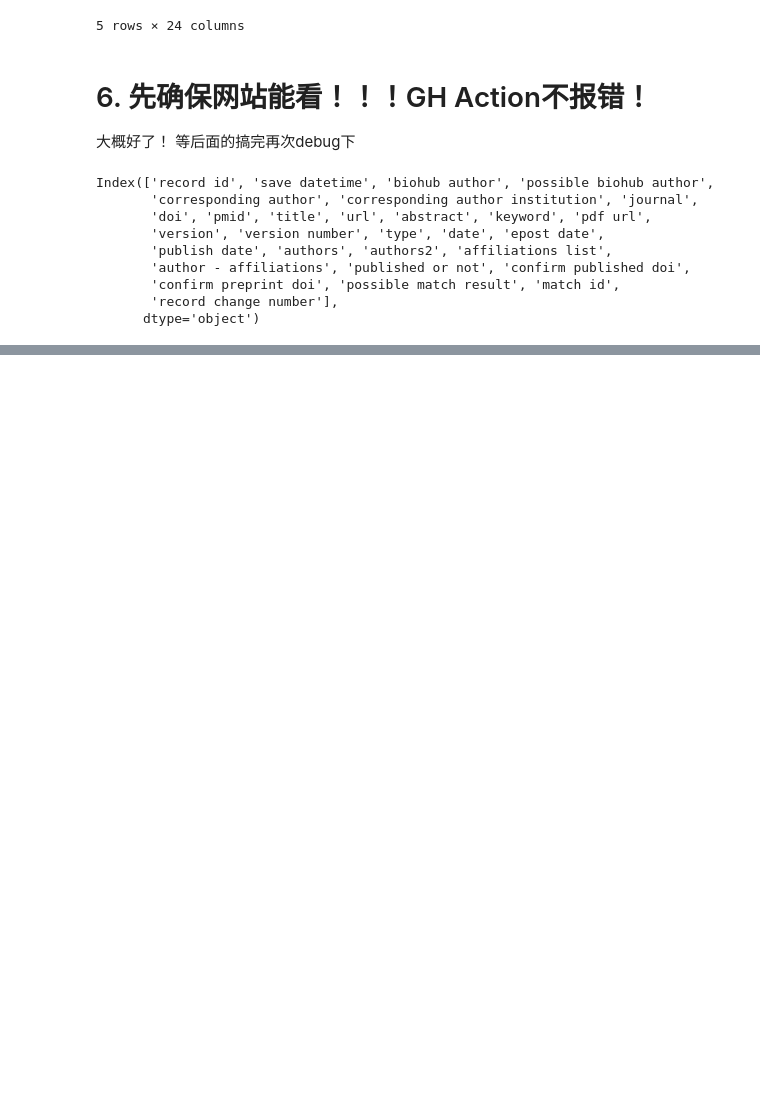
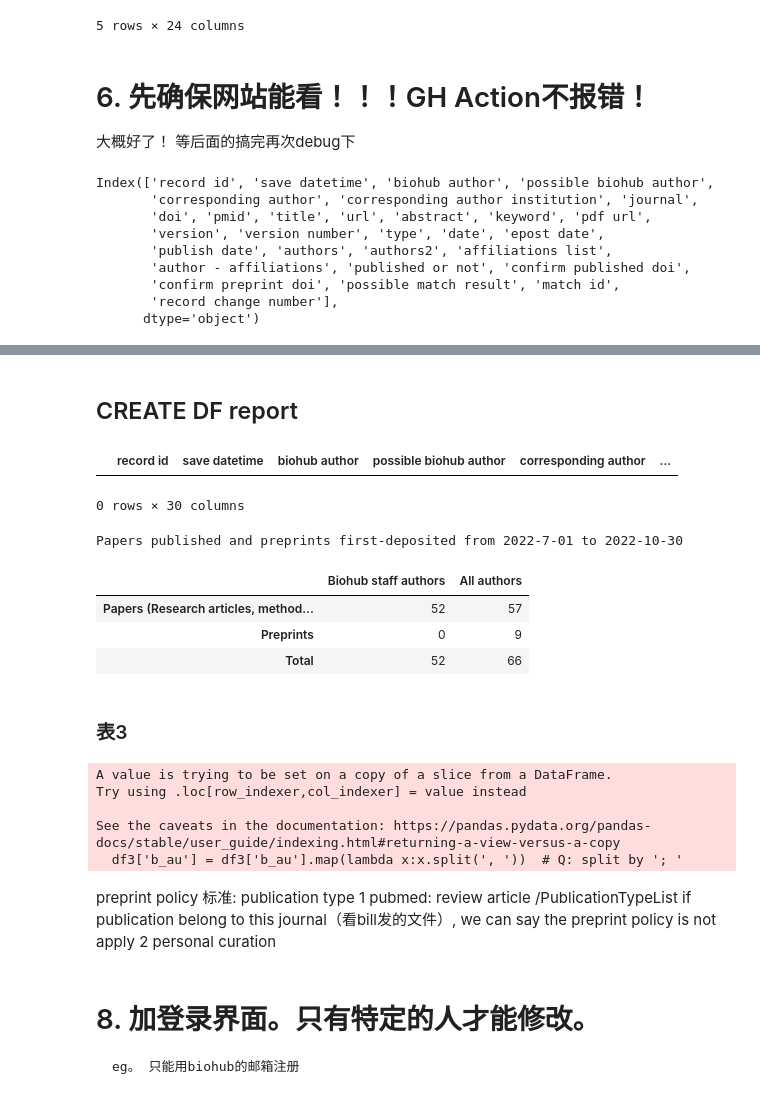
Before and after one commit to hydai99/Pub-Collection-Web, a Jupyter notebook: only for test.ipynb, the cells around one changed output, grey strips where cells are left out. Drawn from its saved outputs; the diff is of its cells as text; code cells hidden in the pictures; blank space fills up the shorter version.

Commit message:
10.10 update: new record page

```diff
--- a/only for test.ipynb
+++ b/only for test.ipynb
@@ -243,0 +1132,2 @@ Index(['record id', 'save datetime', 'biohub author', 'possible biohub author',
+# %% [markdown]
+## CREATE DF report
@@ -243,0 +1140,53 @@ Index(['record id', 'save datetime', 'biohub author', 'possible biohub author',
+# %%
+b_au=df_a['MatchName'].str.replace(',','').values.tolist()
+
+df[df['biohub author'].isin(b_au)]
+# %% [output]
+|  | record id | save datetime | biohub author | possible biohub author | corresponding author | ... |
+0 rows × 30 columns
+# %%
+df2=pd.DataFrame(columns =['Biohub staff authors', 'All authors'],index = ['Papers (Research articles, methods papers, reviews, etc.) and conference proceedings', 'Preprints', 'Total'])
+
+df2.iloc[0,1]=op1_pub.shape[0]
+df2.iloc[1,1]=op1_pre.shape[0]
+df2.iloc[2,1]=df2.iloc[0,1]+df2.iloc[1,1]
+
+df2.iloc[0,0]=op1_pub[(op1_pub['biohub author']!='') | (op1_pub['possible biohub author']!='')].shape[0]
+df2.iloc[1,0]=op1_pre[(op1_pre['biohub author']!='') | (op1_pre['possible biohub author']!='')].shape[0]
+df2.iloc[2,0]=df2.iloc[0,0]+df2.iloc[1,0]
+
+
+print("Papers published and preprints first-deposited from",start,'to',end)
+df2
+# %% [output]
+Papers published and preprints first-deposited from 2022-7-01 to 2022-10-30
+|  | Biohub staff authors | All authors |
+| Papers (Research articles, method... | 52 | 57 |
+| Preprints | 0 | 9 |
+| Total | 52 | 66 |
+# %% [markdown]
+### 表3
+# %%
+df3=df.iloc[df[df['b_au']!=''].index,:]
+df3['b_au'] = df3['b_au'].map(lambda x:x.split(', '))  # Q: split by '; '
+df3=df3.explode('b_au')
+t=pd.DataFrame(df3.groupby('b_au')['record id'].count()).rename(columns={'record id':'Compliance'})
+t.index.name = None
+#t=t[t.index.isin(author['MatchName'])]
+
+p3=pd.DataFrame(columns =['Total articles as corresponding author','Qualifying articles as corresponding author','Qualifying articles as corresponding author with preprints','Compliance'],index = author['MatchName'])
+p3.index.name = None
+p3['Compliance'].fillna(t['Compliance'])
+# %% [output]
+A value is trying to be set on a copy of a slice from a DataFrame.
+Try using .loc[row_indexer,col_indexer] = value instead
+
+See the caveats in the documentation: https://pandas.pydata.org/pandas-docs/stable/user_guide/indexing.html#returning-a-view-versus-a-copy
+  df3['b_au'] = df3['b_au'].map(lambda x:x.split(', '))  # Q: split by '; '
+# %% [markdown]
+preprint policy 标准:
+    publication type
+        1 pubmed: review article
+            /PublicationTypeList
+            if publication belong to this journal（看bill发的文件）, we can say the preprint policy is not apply
+        2 personal curation
@@ -243,0 +1197,4 @@ Index(['record id', 'save datetime', 'biohub author', 'possible biohub author',
+# %% [markdown]
+
+# 8. 加登录界面。只有特定的人才能修改。
+	eg。 只能用biohub的邮箱注册
```
Also changed, not shown: parts of 36 cells of this notebook, 12 other files.
